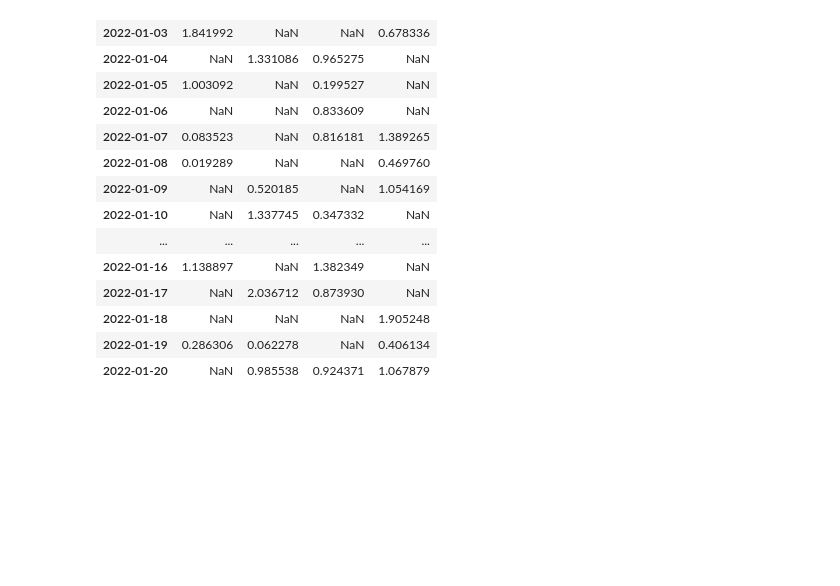
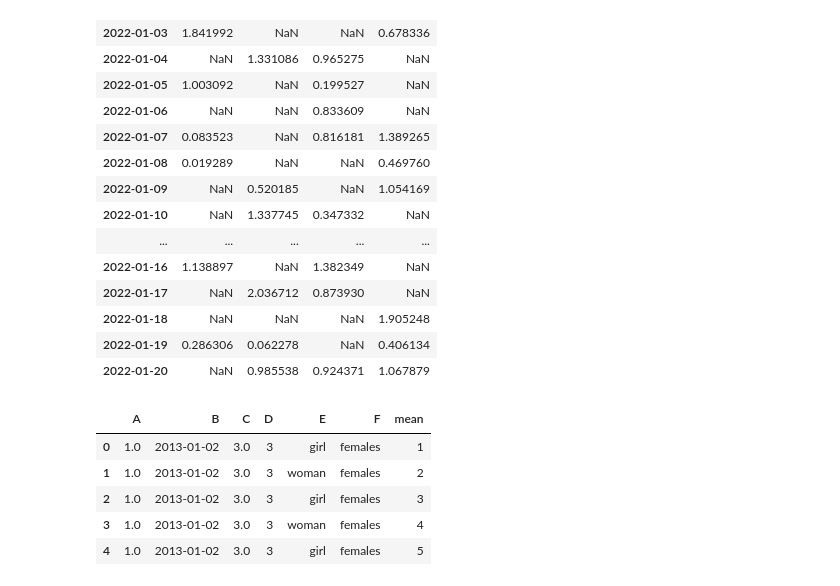
Before and after one commit to abid-2362/python-ka-chilla, a Jupyter notebook: sessions/27/27_b_pandas.ipynb, the cells around one changed output. Cells and saved outputs as stored; diff of their text form; code cells hidden in the pictures; blank space fills up the shorter version.

Commit message:
Video 27 - Day 11 Practicing panda practiced creating subsets of the DataFrames Assignment is pending

```diff
--- a/sessions/27/27_b_pandas.ipynb
+++ b/sessions/27/27_b_pandas.ipynb
@@ -349,0 +356,11 @@ sample_data_frame[sample_data_frame > 0] # subset of data where value all fields
+# %%
+# Extending series in columns
+data_frame2["mean"] = [1,2,3,4,5]
+data_frame2
+# %% [output]
+|  | A | B | C | D | E | F | mean |
+| 0 | 1.0 | 2013-01-02 | 3.0 | 3 | girl | females | 1 |
+| 1 | 1.0 | 2013-01-02 | 3.0 | 3 | woman | females | 2 |
+| 2 | 1.0 | 2013-01-02 | 3.0 | 3 | girl | females | 3 |
+| 3 | 1.0 | 2013-01-02 | 3.0 | 3 | woman | females | 4 |
+| 4 | 1.0 | 2013-01-02 | 3.0 | 3 | girl | females | 5 |
```
Also changed, not shown: parts of 3 cells of this notebook.
